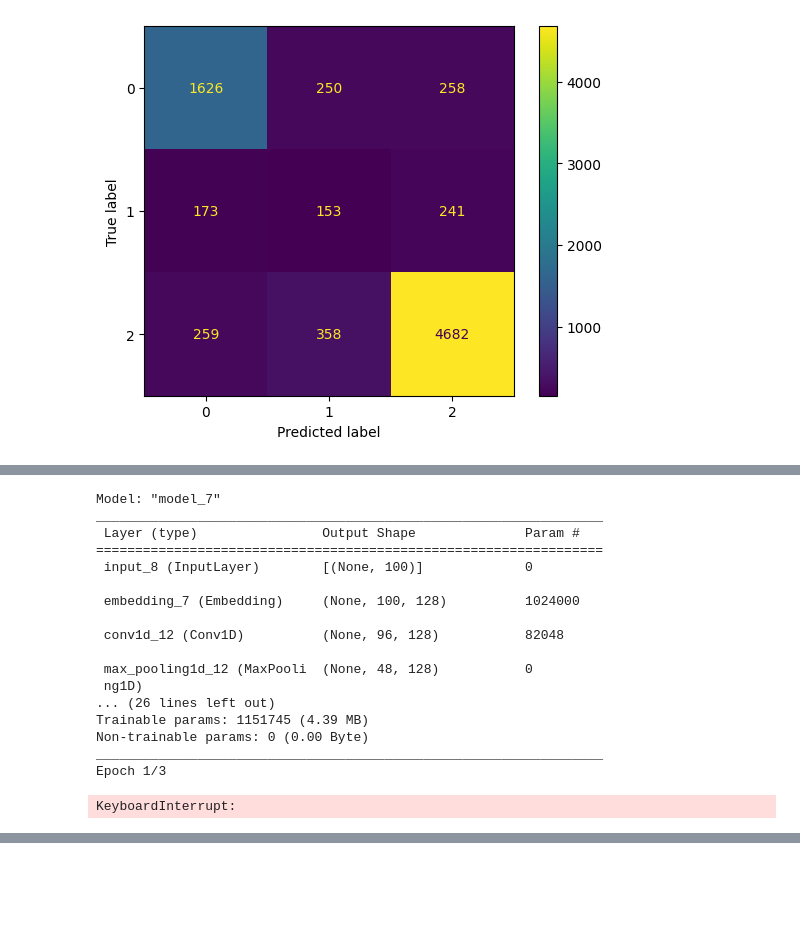
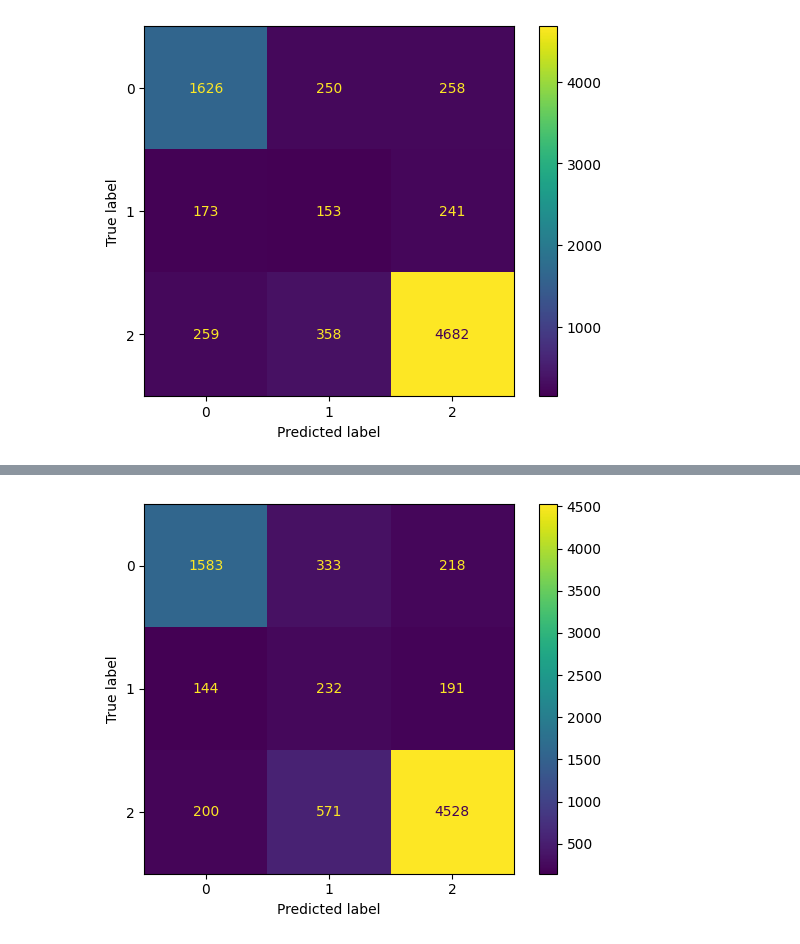
Before and after one commit to balooooooooo/bean-classification, a Jupyter notebook: text_classification.ipynb, the cells around one changed output, grey strips where cells are left out. Drawn from its saved outputs; the diff is of its cells as text; code cells hidden in the pictures; blank space fills up the shorter version.

```diff
--- a/text_classification.ipynb
+++ b/text_classification.ipynb
@@ -550,5 +652,5 @@ param_grid_CNN = {
 }
 # %%
 # %%capture
-best_CNN, acc_CNN = grid_search_CNN()
+best_CNN, acc_CNN, best_CNN_hyperparams = grid_search_CNN()
 # %% [output]
@@ -572,32 +693,5 @@ Epoch 11/30
-# %%
-model = create_CNN(max_length)
-model.summary()
-
-# Train the model (replace with your training and validation data)
-callbacks = [
-    keras.callbacks.EarlyStopping(monitor='val_loss', patience=3, min_delta=0.002, restore_best_weights=True),
-]
-
-history = model.fit(train_ds.cache(), epochs=3, validation_data=val_ds.cache(), callbacks=callbacks)
-model.evaluate(test_ds)
-print(f"Test dataset accuracy: {model.evaluate(test_ds)[1]}")
-get_conf_matrix(model)
-# %% [output]
-Model: "model_7"
-_________________________________________________________________
- Layer (type)                Output Shape              Param #
-=================================================================
- input_8 (InputLayer)        [(None, 100)]             0
-
- embedding_7 (Embedding)     (None, 100, 128)          1024000
-
- conv1d_12 (Conv1D)          (None, 96, 128)           82048
-
- max_pooling1d_12 (MaxPooli  (None, 48, 128)           0
- ng1D)
-... (26 lines left out)
-Trainable params: 1151745 (4.39 MB)
-Non-trainable params: 0 (0.00 Byte)
-_________________________________________________________________
-Epoch 1/3
-KeyboardInterrupt:
+# %%
+print(f"Best val accuracy: {acc_CNN}")
+print(f"Test dataset accuracy: {best_CNN.evaluate(test_ds)[1]}")
+get_conf_matrix(best_CNN)
+# %% [output]
@@ -603,0 +702 @@ KeyboardInterrupt:
+[figure, added]
```
Also changed, not shown: parts of 11 cells of this notebook.
